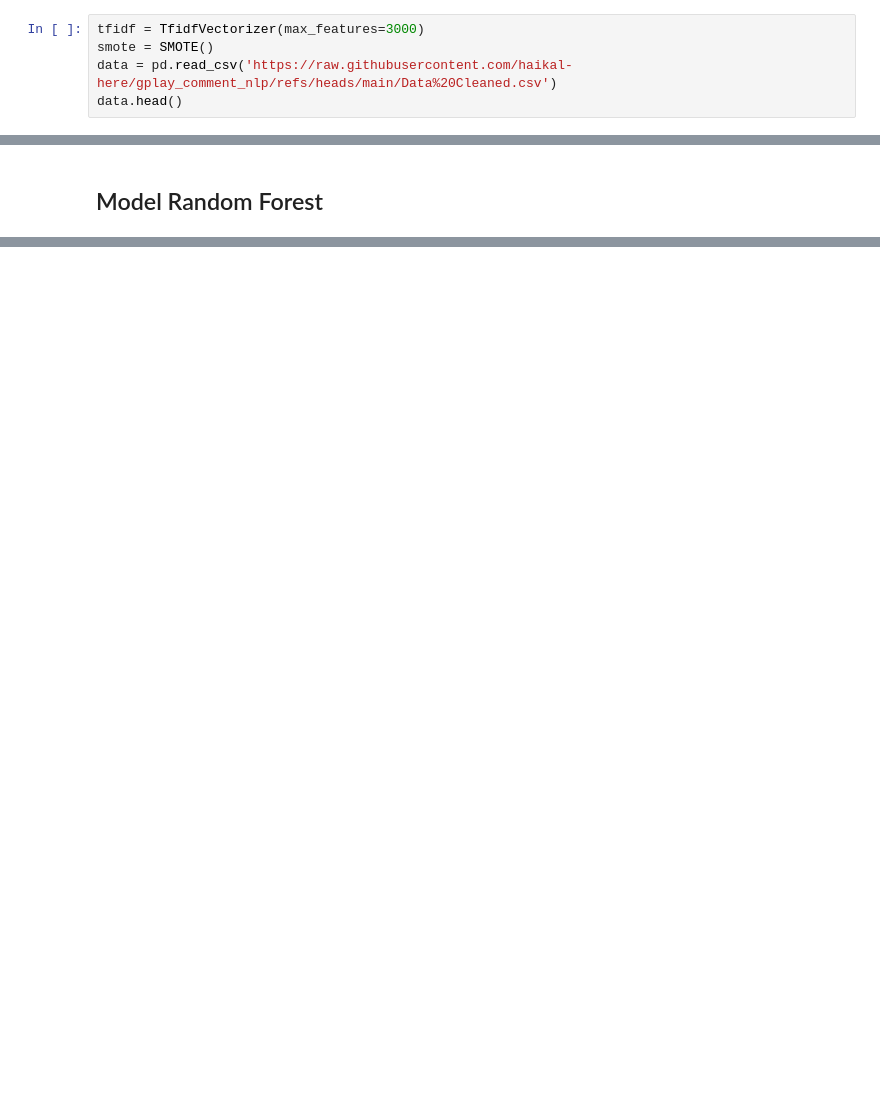
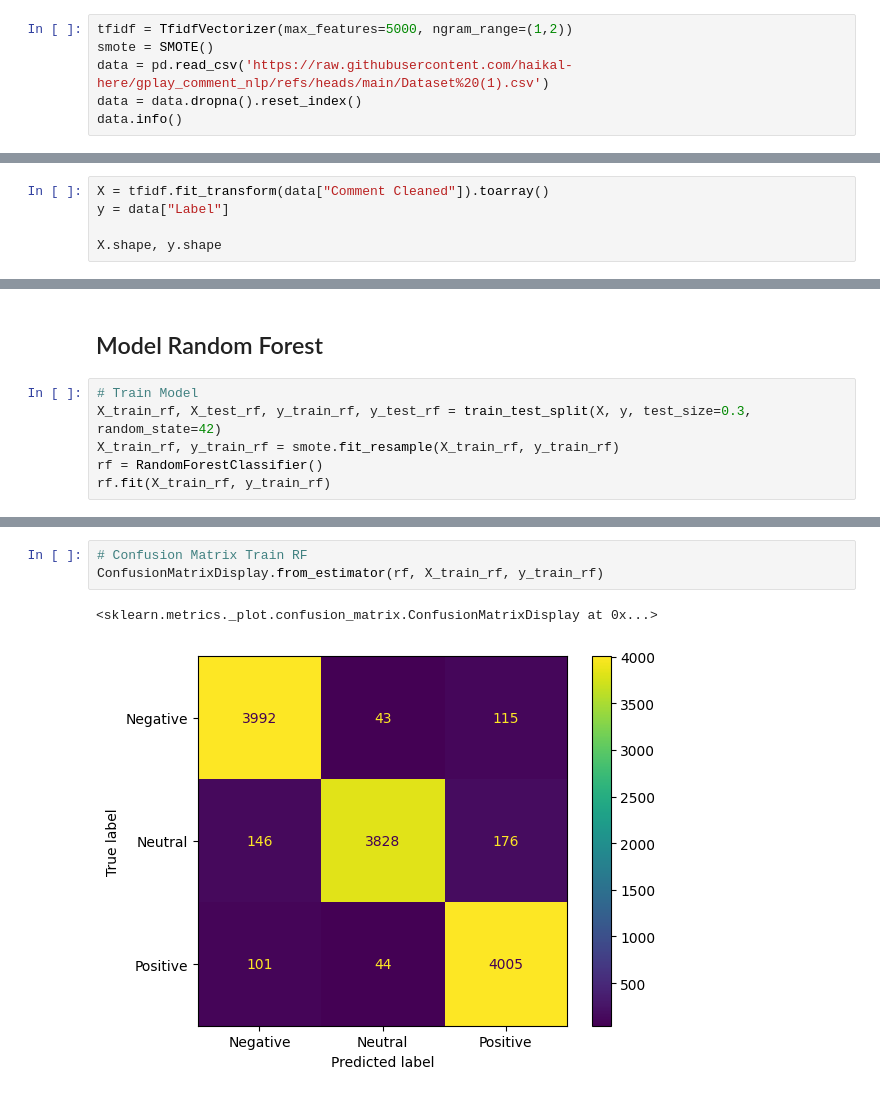
Before and after one commit to haikal-here/gplay_comment_nlp, a Jupyter notebook: analysis_sentiment.ipynb, the cells around one changed output, grey strips where cells are left out. Saved outputs shown, nothing was run; the diff lists cells and outputs as text; blank space fills up the shorter version.

```diff
--- a/analysis_sentiment.ipynb
+++ b/analysis_sentiment.ipynb
@@ -34,6 +55,7 @@ from sklearn.metrics import classification_report, accuracy_score, precision_sco
 # %%
-tfidf = TfidfVectorizer(max_features=3000)
+tfidf = TfidfVectorizer(max_features=5000, ngram_range=(1,2))
 smote = SMOTE()
-data = pd.read_csv('https://raw.githubusercontent.com/haikal-here/gplay_comment_nlp/refs/heads/main/Data%20Cleaned.csv')
-data.head()
+data = pd.read_csv('https://raw.githubusercontent.com/haikal-here/gplay_comment_nlp/refs/heads/main/Dataset%20(1).csv')
+data = data.dropna().reset_index()
+data.info()
 # %% [output]
@@ -45,0 +75,5 @@ data.head()
+# %%
+X = tfidf.fit_transform(data["Comment Cleaned"]).toarray()
+y = data["Label"]
+
+X.shape, y.shape
@@ -46,2 +82,8 @@ data.head()
 # %% [markdown]
 ## Model Random Forest
+# %%
+# Train Model
+X_train_rf, X_test_rf, y_train_rf, y_test_rf = train_test_split(X, y, test_size=0.3, random_state=42)
+X_train_rf, y_train_rf = smote.fit_resample(X_train_rf, y_train_rf)
+rf = RandomForestClassifier()
+rf.fit(X_train_rf, y_train_rf)
@@ -47,0 +106,6 @@ data.head()
+# %%
+# Confusion Matrix Train RF
+ConfusionMatrixDisplay.from_estimator(rf, X_train_rf, y_train_rf)
+# %% [output]
+<sklearn.metrics._plot.confusion_matrix.ConfusionMatrixDisplay at 0x...>
+[figure, added]
```
Also changed, not shown: parts of 12 cells of this notebook.
